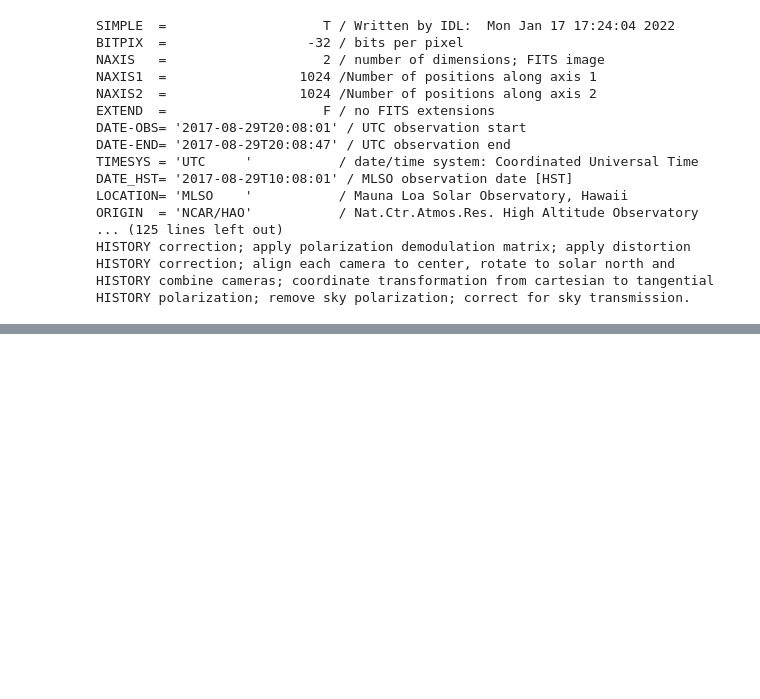
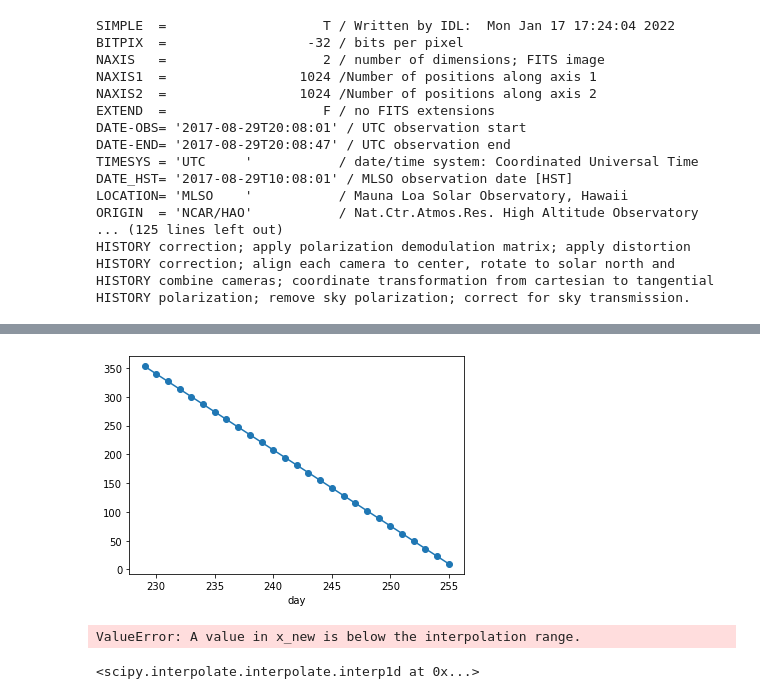
Before and after one commit to crura/CoronaMETRIC, a Jupyter notebook: Jupyter_Notebooks/Coalign PSI_FORWARD with MLSO Images.ipynb, the cells around one changed output, grey strips where cells are left out. Cells and saved outputs as stored; diff of their text form; code cells hidden in the pictures; blank space fills up the shorter version.

```diff
--- a/Jupyter_Notebooks/Coalign PSI_FORWARD with MLSO Images.ipynb
+++ b/Jupyter_Notebooks/Coalign PSI_FORWARD with MLSO Images.ipynb
@@ -1214,3 +1214,7 @@ HISTORY correction; apply polarization demodulation matrix; apply distortion
 HISTORY correction; align each camera to center, rotate to solar north and
 HISTORY combine cameras; coordinate transformation from cartesian to tangential
 HISTORY polarization; remove sky polarization; correct for sky transmission.
+# %%
+orbit_data_directory = '/Users/crura/Desktop/Comps/helios_U1DdEhtZg1.lst'
+import pandas as pd
+hi = pd.read_csv(orbit_data_directory,delimiter=r"\s+")
@@ -1216,0 +1241,20 @@ HISTORY polarization; remove sky polarization; correct for sky transmission.
+# %%
+import matplotlib.pyplot as plt
+plt.scatter(hi['DAY'][8:-1],hi['HG_LON'][8:-1])
+plt.plot(hi['DAY'][8:-1],hi['HG_LON'][8:-1])
+plt.xlabel('day')
+plt.show()
+# %% [output]
+[figure, added]
+# %%
+from scipy.interpolate import interp1d
+import numpy as np
+f = interp1d(hi['DAY'][8:-1],hi['HG_LON'][8:-1])
+xnew = np.linspace(50, 360)
+f(xnew)
+# %% [output]
+ValueError: A value in x_new is below the interpolation range.
+# %%
+f
+# %% [output]
+<scipy.interpolate.interpolate.interp1d at 0x...>
```
Also changed, not shown: parts of 20 cells of this notebook.
